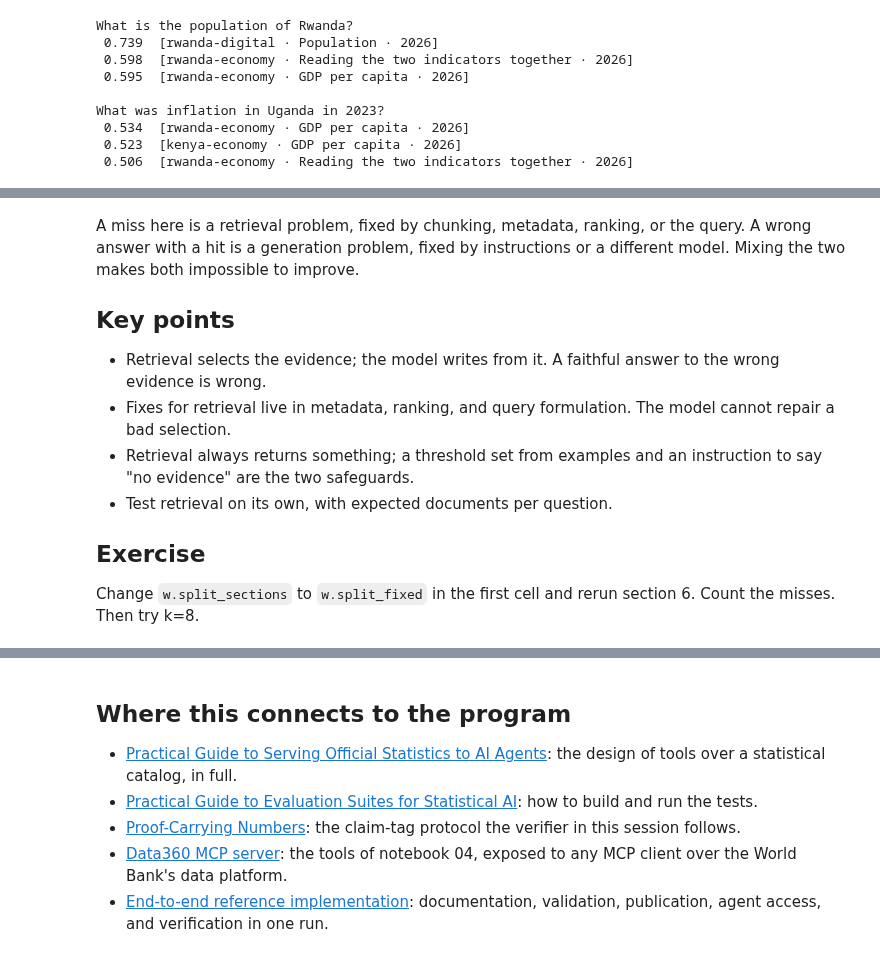
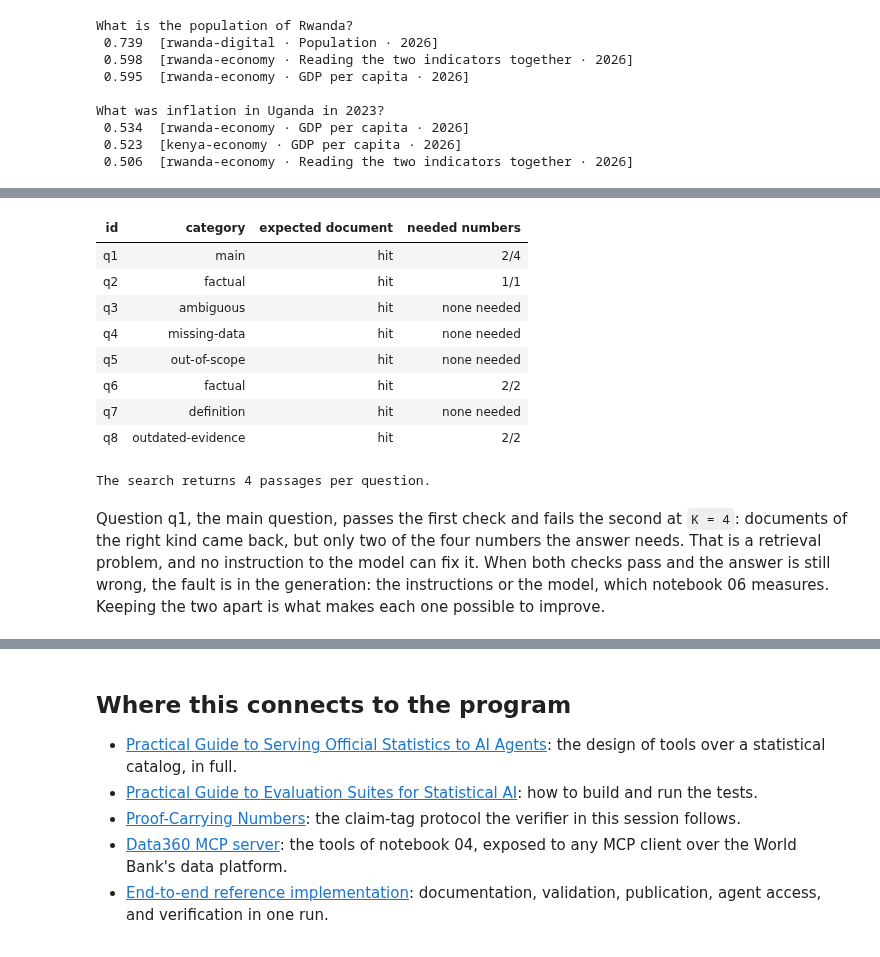
Before and after one commit to rafmacalaba/ai4data, a Jupyter notebook: training/session-01-building-ai-applications-v2/notebooks/03-retrieval-augmented-generation.ipynb, the cells around one changed output, grey strips where cells are left out. Saved outputs shown, nothing was run; the diff lists cells and outputs as text; code cells hidden in the pictures.

```diff
--- a/training/session-01-building-ai-applications-v2/notebooks/03-retrieval-augmented-generation.ipynb
+++ b/training/session-01-building-ai-applications-v2/notebooks/03-retrieval-augmented-generation.ipynb
@@ -188,0 +206,15 @@ IT.NET.USER.ZS, as reproduced in the briefs.
+# %%
+since_2020 = lambda d: str(d.metadata.get("date", "")) >= "2020"
+expected = next(item for item in w.load_questions() if item["id"] == "q8")["expected_numbers"]
+countries = {"KEN": "Kenya", "RWA": "Rwanda"}
+checks = [f"{countries[e['country']]}, {e['year']}: {e['value']}" for e in expected]
+
+
+def search(title, tone, where=None):
+    found = store.similarity_search(q, k=2, filter=where)
+    text = " ".join(h.page_content for h in found)
+    return {"title": title, "tone": tone, "hits": [(w.citation(h), h.page_content) for h in found],
+            "found": [w.numbers_present(text, [e])[0] == 1 for e in expected]}
+
+
+w.show_search_comparison(q, [search("No filter", "bad"), search("Date filter: 2020 or later", "good", since_2020)], checks)
@@ -214,7 +279,0 @@ Retrieval can be tested without calling a model: for each evaluation question, d
-# %%
-questions = w.load_questions()
-print(f"{'id':4s} {'category':18s} {'k=2':6s} {'k=4':6s} expected documents")
-for qd in questions:
-    r2 = w.retrieval_hit(store.similarity_search(qd["question"], k=2), qd["expected_documents"])
-    r4 = w.retrieval_hit(store.similarity_search(qd["question"], k=4), qd["expected_documents"])
-    print(f"{qd['id']:4s} {qd['category']:18s} {'hit' if r2 else 'miss':6s} {'hit' if r4 else 'miss':6s} {', '.join(qd['expected_documents'])}")
@@ -231,13 +280,26 @@ q8   outdated-evidence  hit    hit    kenya-digital, rwanda-digital
-# %% [markdown]
-A miss here is a retrieval problem, fixed by chunking, metadata, ranking, or the query. A wrong answer with a hit is a generation problem, fixed by instructions or a different model. Mixing the two makes both impossible to improve.
-
-## Key points
-
-- Retrieval selects the evidence; the model writes from it. A faithful answer to the wrong evidence is wrong.
-- Fixes for retrieval live in metadata, ranking, and query formulation. The model cannot repair a bad selection.
-- Retrieval always returns something; a threshold set from examples and an instruction to say "no evidence" are the two safeguards.
-- Test retrieval on its own, with expected documents per question.
-
-## Exercise
-
-Change `w.split_sections` to `w.split_fixed` in the first cell and rerun section 6. Count the misses. Then try k=8.
+# %%
+K = 4   # passages returned by the search: try 2, then 8
+
+rows = []
+for item in w.load_questions():
+    passages = store.similarity_search(item["question"], k=K)
+    text = " ".join(p.page_content for p in passages)
+    needed = item.get("expected_numbers", [])
+    found = sum(w.numbers_present(text, [n])[0] for n in needed)
+    rows.append((item["id"], item["category"],
+                 "hit" if w.retrieval_hit(passages, item["expected_documents"]) else "miss",
+                 f"{found}/{len(needed)}" if needed else "none needed"))
+w.show_table(["id", "category", "expected document", "needed numbers"], rows, source=f"The search returns {K} passages per question.")
+# %% [output]
+| id | category | expected document | needed numbers |
+| q1 | main | hit | 2/4 |
+| q2 | factual | hit | 1/1 |
+| q3 | ambiguous | hit | none needed |
+| q4 | missing-data | hit | none needed |
+| q5 | out-of-scope | hit | none needed |
+| q6 | factual | hit | 2/2 |
+| q7 | definition | hit | none needed |
+| q8 | outdated-evidence | hit | 2/2 |
+The search returns 4 passages per question.
+# %% [markdown]
+Question q1, the main question, passes the first check and fails the second at `K = 4`: documents of the right kind came back, but only two of the four numbers the answer needs. That is a retrieval problem, and no instruction to the model can fix it. When both checks pass and the answer is still wrong, the fault is in the generation: the instructions or the model, which notebook 06 measures. Keeping the two apart is what makes each one possible to improve.
```
Also changed, not shown: parts of 24 cells of this notebook, 3 other files.
